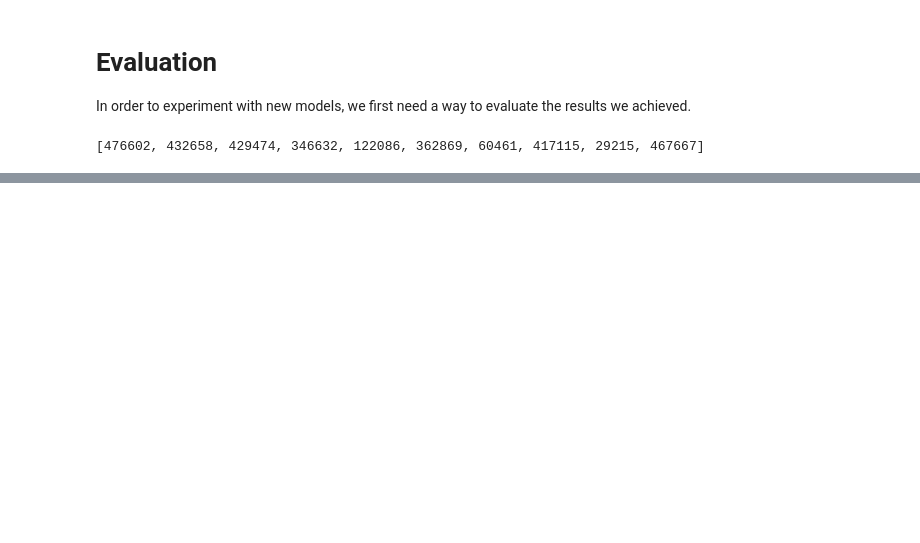
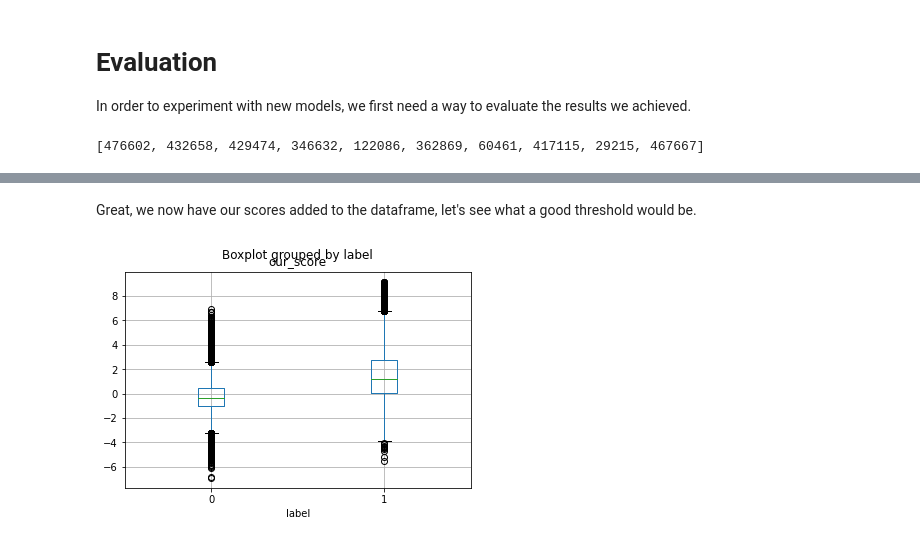
Before and after one commit to arnodeceuninck/neural-retrieval-bert, a Jupyter notebook: experiments.ipynb, the cells around one changed output, grey strips where cells are left out. Saved outputs shown, nothing was run; the diff lists cells and outputs as text; code cells hidden in the pictures; blank space fills up the shorter version.

```diff
--- a/experiments.ipynb
+++ b/experiments.ipynb
@@ -345,0 +847,25 @@ test_evaluator(model, output_path=model_save_path)
+# %%
+from sentence_transformers import CrossEncoder
+import pandas as pd
+
+model_name = 'output/training-cross-encoder/ms-marco-TinyBERT-L-2-v2-b16e4/'
+model = CrossEncoder(model_name)
+train_data = pd.read_csv("data/training_data.csv")
+
+# Assign scores made by our crossencoder for every training element.
+# The predict function also has a show_progress_bar option, so we can just predict them all at once (while still having an idea of how long it will take)
+
+# Create the pairs for which to predict the score
+query_text = train_data[['Query', 'doc_text']]
+# There is somewhere a record that is a float instead of a string, so cast everything to a string
+query_text['Query'] = query_text['Query'].astype(str)
+query_text['doc_text'] = query_text['doc_text'].astype(str)
+# df to list op tuples (src: https://www.kite.com/python/answers/how-to-convert-a-pandas-dataframe-into-a-list-of-tuples-in-python)
+records = query_text.to_records(index=False)
+sentences = list(records)
+
+# Predict the scores
+scores = model.predict(sentences, show_progress_bar=True)
+
+train_data['our_score'] = scores  # If scores is a np array, append .tolist()
+train_data.head()
@@ -345,0 +889,22 @@ test_evaluator(model, output_path=model_save_path)
+# %% [markdown]
+Great, we now have our scores added to the dataframe, let's see what a good threshold would be.
+# %%
+# Let's make some plots, because that always looks fancy
+# And we can also use them to get a general idea of how our data is spread
+# positive_labels = train_data[train_data['label'] == 1]
+# negative_labels = train_data[train_data['label'] == 0]
+#
+# positive_label_scores = positive_labels[['our_score']]
+# negative_label_scores = negative_labels[['our_score']]
+#
+# positive_label_scores.boxplot()
+# negative_label_scores.boxplot()
+#
+# pos_neg_label_scores = pd.concat([positive_label_scores, negative_label_scores], keys=['positive', 'negative'])
+#
+# pos_neg_label_scores.boxplot()
+
+# All code above isn't required anymore since I found the group_by option
+boxplot = train_data.boxplot(column=['our_score'], by='label')
+# %% [output]
+[figure, added]
```
Also changed, not shown: parts of 61 cells of this notebook, 3 other files.
